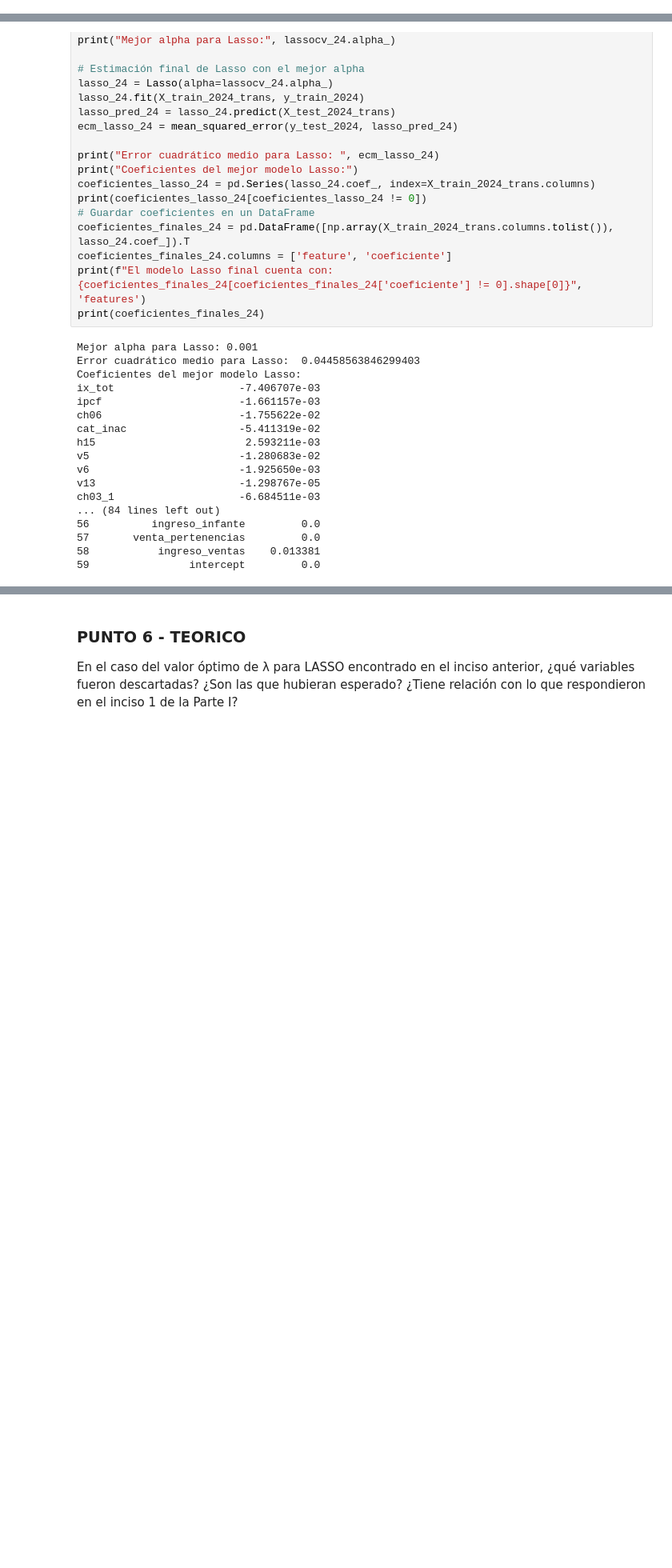
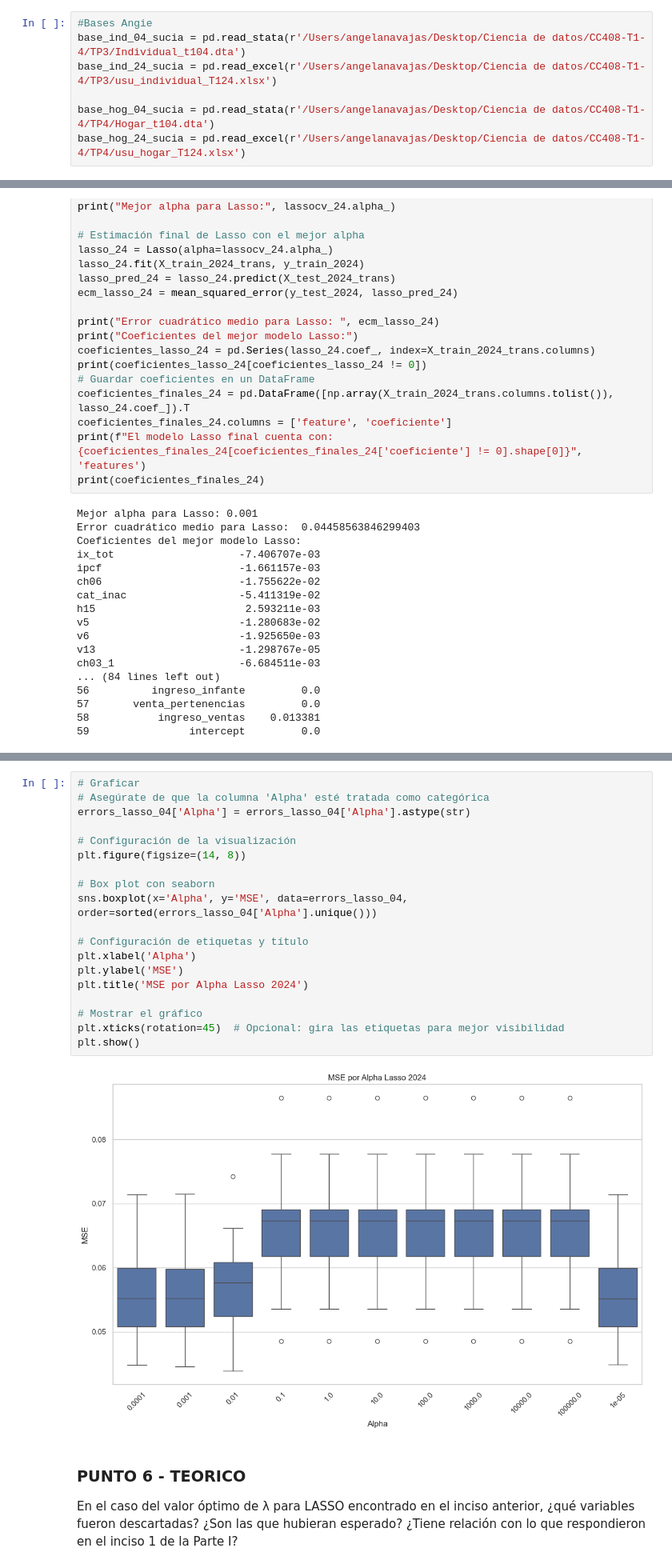
Before and after one commit to AngelaNavajas/CC408-T1-4, a Jupyter notebook: TP4/TP4.ipynb, the cells around one changed output, grey strips where cells are left out. Shown at 80% size. Drawn from its saved outputs; the diff is of its cells as text; blank space fills up the shorter version.

```diff
--- a/TP4/TP4.ipynb
+++ b/TP4/TP4.ipynb
@@ -38,3 +31,10 @@ base_hog_24_sucia = pd.read_excel(r'/Users/angelanavajas/Desktop/Ciencia de dato
+# %%
+#Bases Angie
+base_ind_04_sucia = pd.read_stata(r'/Users/angelanavajas/Desktop/Ciencia de datos/CC408-T1-4/TP3/Individual_t104.dta')
+base_ind_24_sucia = pd.read_excel(r'/Users/angelanavajas/Desktop/Ciencia de datos/CC408-T1-4/TP3/usu_individual_T124.xlsx')
+
+base_hog_04_sucia = pd.read_stata(r'/Users/angelanavajas/Desktop/Ciencia de datos/CC408-T1-4/TP4/Hogar_t104.dta')
+base_hog_24_sucia = pd.read_excel(r'/Users/angelanavajas/Desktop/Ciencia de datos/CC408-T1-4/TP4/usu_hogar_T124.xlsx')
 # %% [markdown]
 ### PUNTO 1 - TEORICO
 Exploren el diseño de registro de la base de hogar: a priori, ¿qué variables creen pueden ser predictivas de la desocupación y seria útil incluir para perfeccionar el ejercicio del TP3? Mencionen estas variables y justifiquen su elección.
@@ -1444,3 +1454,24 @@ plt.show()
+# %%
+# Graficar
+# Asegúrate de que la columna 'Alpha' esté tratada como categórica
+errors_lasso_04['Alpha'] = errors_lasso_04['Alpha'].astype(str)
+
+# Configuración de la visualización
+plt.figure(figsize=(14, 8))
+
+# Box plot con seaborn
+sns.boxplot(x='Alpha', y='MSE', data=errors_lasso_04, order=sorted(errors_lasso_04['Alpha'].unique()))
+
+# Configuración de etiquetas y título
+plt.xlabel('Alpha')
+plt.ylabel('MSE')
+plt.title('MSE por Alpha Lasso 2024')
+
+# Mostrar el gráfico
+plt.xticks(rotation=45)  # Opcional: gira las etiquetas para mejor visibilidad
+plt.show()
+# %% [output]
+[figure, added]
 # %% [markdown]
 ### PUNTO 6 - TEORICO
 En el caso del valor óptimo de λ para LASSO encontrado en el inciso  anterior, ¿qué variables fueron descartadas? ¿Son las que hubieran esperado? ¿Tiene relación con lo que respondieron en el inciso 1 de la Parte I?
```
Also changed, not shown: parts of 18 cells of this notebook, 1 other file.
